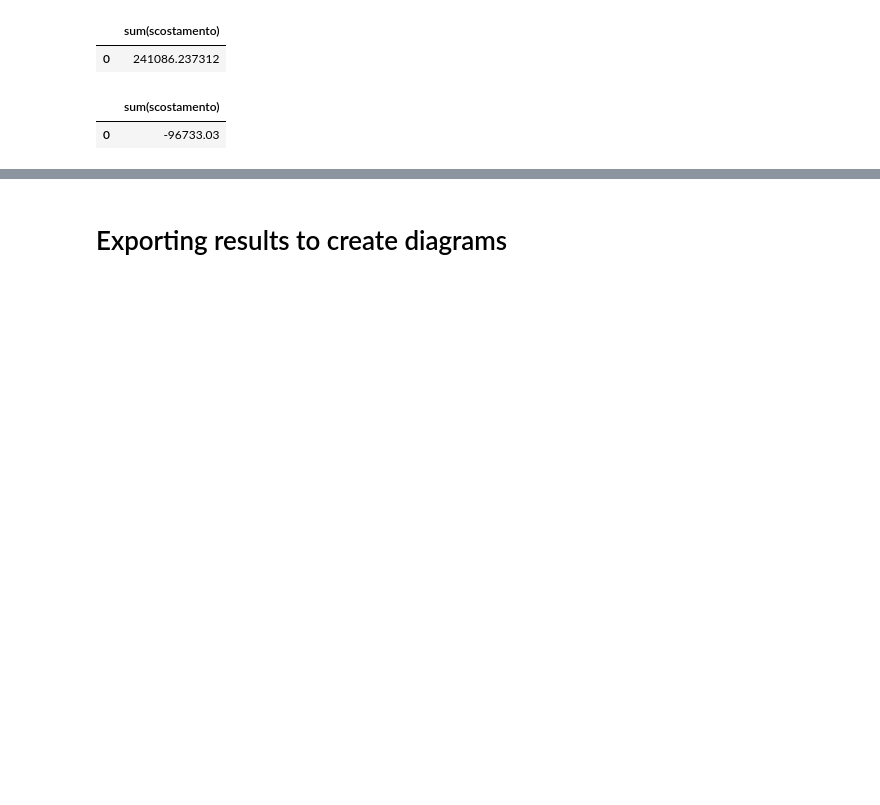
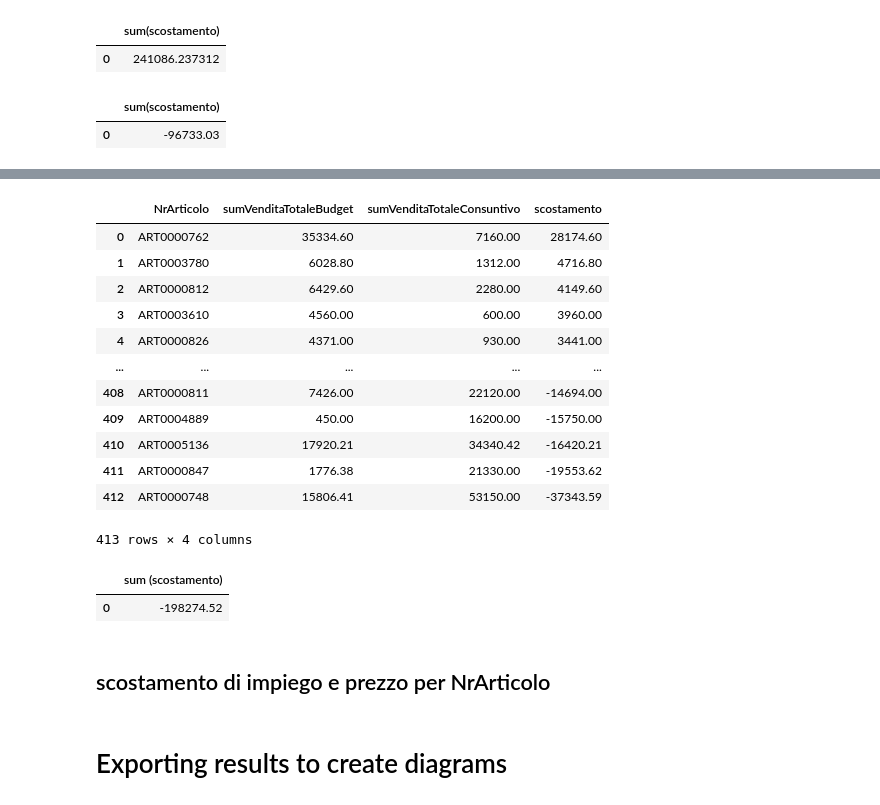
Before and after one commit to VinciGit00/SCGProject, a Jupyter notebook: Datasets/DataElaboration/Granularity.ipynb, the cells around one changed output, grey strips where cells are left out. Saved outputs shown, nothing was run; the diff lists cells and outputs as text; code cells hidden in the pictures; blank space fills up the shorter version.

```diff
--- a/Datasets/DataElaboration/Granularity.ipynb
+++ b/Datasets/DataElaboration/Granularity.ipynb
@@ -573,3 +629,35 @@ tempImpiego+tempPrezzo # scostamento totale remains consistent!!! :)
+# %%
+venditeConsuntivoByMP = sqldf('select NrArticolo, sum(ImportoVenditaValutaLocaleTOTALEVENDITA) as sumVenditaTotale from venditeConsuntivo group by NrArticolo order by sumVenditaTotale desc')
+venditeBudgetByMP = sqldf('select NrArticolo, sum(ImportoVenditaValutaLocaleTOTALEVENDITA) as sumVenditaTotale from venditeBudget group by NrArticolo order by sumVenditaTotale desc')
+# %%
+scostamentoVenditeArt = sqldf('''select c.NrArticolo, b.sumVenditaTotale as sumVenditaTotaleBudget, c.sumVenditaTotale as sumVenditaTotaleConsuntivo, b.sumVenditaTotale-c.sumVenditaTotale as scostamento
+from venditeConsuntivoByMP as c join venditeBudgetByMP as b
+on c.NrArticolo = b.NrArticolo
+order by scostamento desc''')
+
+scostamentoVenditeArt
+# %% [output]
+|  | NrArticolo | sumVenditaTotaleBudget | sumVenditaTotaleConsuntivo | scostamento |
+| 0 | ART0000762 | 35334.60 | 7160.00 | 28174.60 |
+| 1 | ART0003780 | 6028.80 | 1312.00 | 4716.80 |
+| 2 | ART0000812 | 6429.60 | 2280.00 | 4149.60 |
+| 3 | ART0003610 | 4560.00 | 600.00 | 3960.00 |
+| 4 | ART0000826 | 4371.00 | 930.00 | 3441.00 |
+| ... | ... | ... | ... | ... |
+| 408 | ART0000811 | 7426.00 | 22120.00 | -14694.00 |
+| 409 | ART0004889 | 450.00 | 16200.00 | -15750.00 |
+| 410 | ART0005136 | 17920.21 | 34340.42 | -16420.21 |
+| 411 | ART0000847 | 1776.38 | 21330.00 | -19553.62 |
+| 412 | ART0000748 | 15806.41 | 53150.00 | -37343.59 |
+413 rows × 4 columns
+# %%
+sqldf('select sum (scostamento) from scostamentoVenditeArt')
+# notiamo che lo scostamento totale è completamente in linea con quello orginale :) <3
+# %% [output]
+|  | sum (scostamento) |
+| 0 | -198274.52 |
+# %% [markdown]
+## scostamento di impiego e prezzo per NrArticolo
 # %% [markdown]
 # Exporting results to create diagrams
 # %% [markdown]
```
Also changed, not shown: parts of 5 cells of this notebook.
